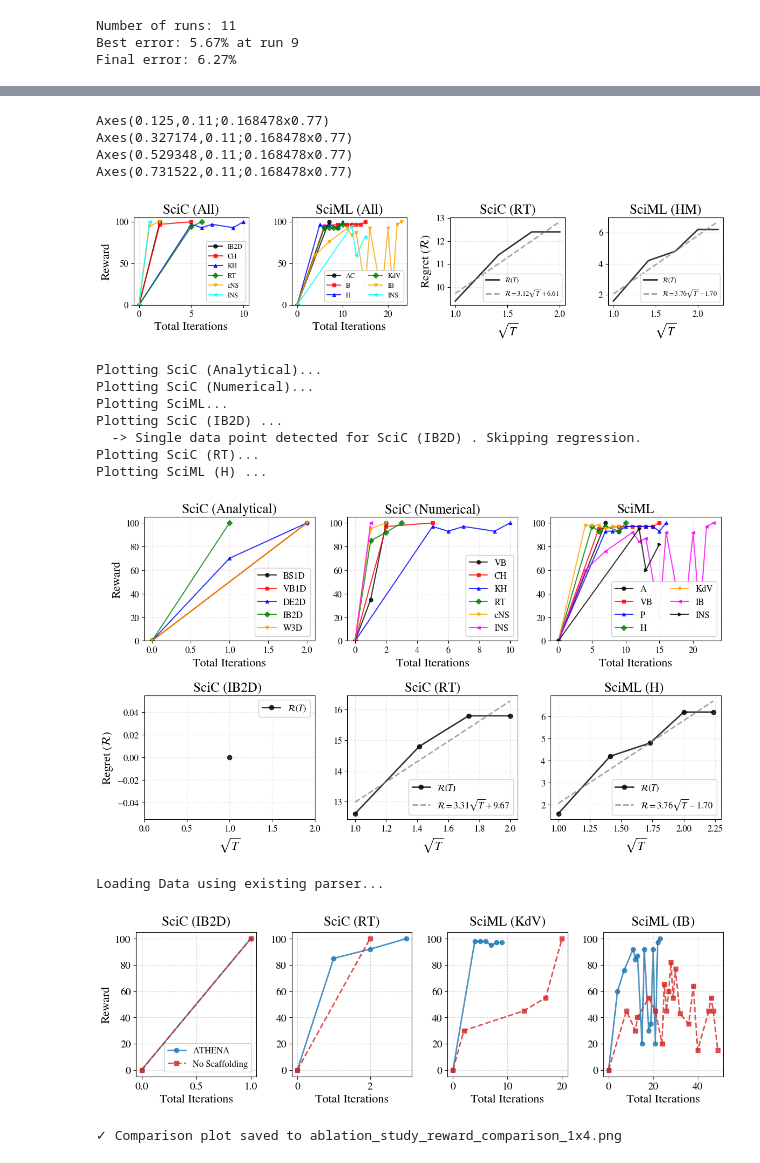
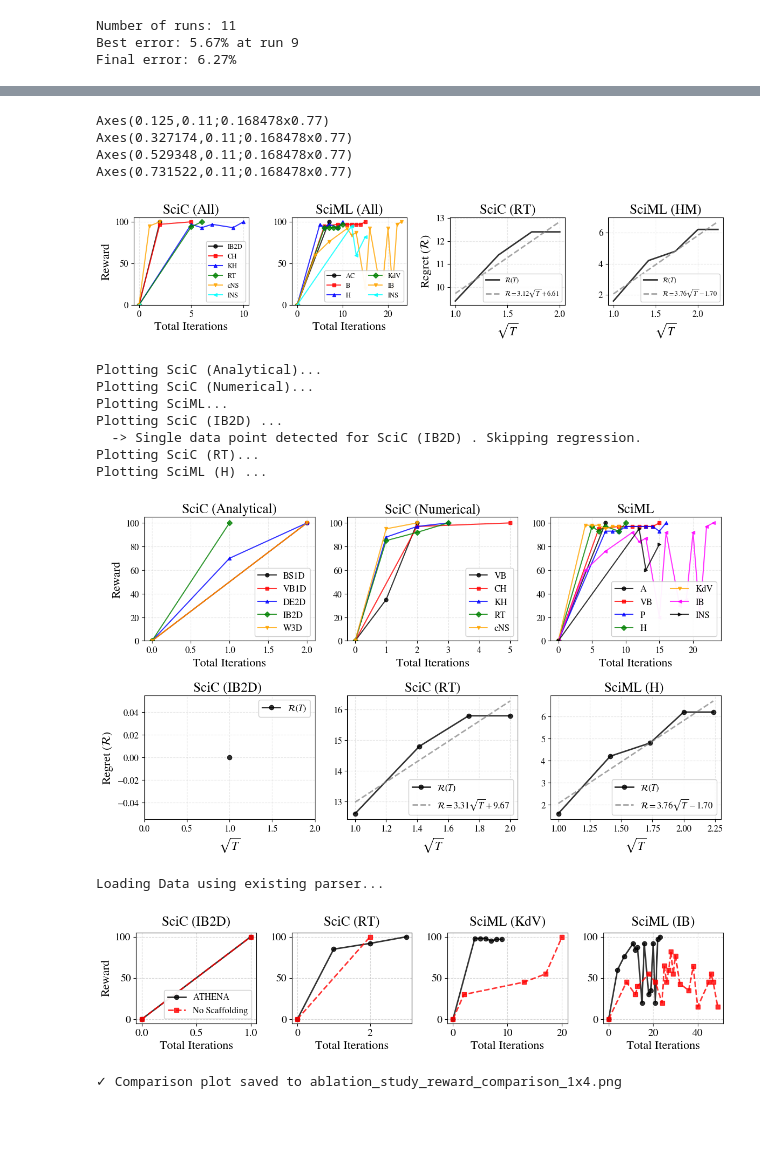
Before and after one commit to jdtoscano94/ATHENA_Code, a Jupyter notebook: Plots/Regret_analysis.ipynb, the cells around one changed output, grey strips where cells are left out. Cells and saved outputs as stored; diff of their text form; code cells hidden in the pictures; blank space fills up the shorter version.

```diff
--- a/Plots/Regret_analysis.ipynb
+++ b/Plots/Regret_analysis.ipynb
@@ -734,7 +734,7 @@ fig, axes = plt.subplots(3, 4, figsize=(12, 7))
 ax = axes[0, 0]
 ax.plot(it_log_T, loss_log_T, linewidth=1.5, color=colors[0])
 ax.set_title('Loss (MSE)', fontsize=TITLE_FONTSIZE)
-ax.set_xlabel('$A_n$', fontsize=LABEL_FONTSIZE)
+ax.set_xlabel('Gradient steps', fontsize=LABEL_FONTSIZE)
 ax.set_yscale('log')
 ax.axvline(x=ngsteps_stage1, color='r', linestyle='--', linewidth=1, alpha=0.8)
 ax.grid(True, alpha=0.4, linestyle='--', which='both')
@@ -745,7 +745,7 @@ ax = axes[0, 1]
 ax.plot(it_log_T, train_L2, linewidth=1.5, color=colors[0], label='Train')
 ax.plot(it_log_T, test_L2, linewidth=1.5, color=colors[4], label='Test')
 ax.set_title('Convergence History', fontsize=TITLE_FONTSIZE)
-ax.set_xlabel('Iterations', fontsize=LABEL_FONTSIZE)
+ax.set_xlabel('Gradient steps', fontsize=LABEL_FONTSIZE)
 ax.set_ylabel('Relative $L^2$ Error', fontsize=LABEL_FONTSIZE)
 ax.set_yscale('log')
 ax.axvline(x=ngsteps_stage1, color='r', linestyle='--', linewidth=1, alpha=0.8)
@@ -1302,7 +1302,7 @@ Axes(0.125,0.11;0.168478x0.77)
 Axes(0.327174,0.11;0.168478x0.77)
 Axes(0.529348,0.11;0.168478x0.77)
 Axes(0.731522,0.11;0.168478x0.77)
-[figure, old version]
+[figure, new version]
 # %%
 import matplotlib as mpl
 import matplotlib.pyplot as plt
@@ -1350,7 +1350,7 @@ Files_SciML = {
 Files_Numerical = {
     'VB': '/users/jdtoscan/data/jdtoscan/LLM/Crunch_LLM/Results/NM_codes/Burgers_Periodic_SinPi/2025_12_17_1554/Experiment_Report.md',
     'CH': '/users/jdtoscan/data/jdtoscan/LLM/Crunch_LLM/Results/NM_codes/CahnHilliard_Periodic_Noise/2025_12_08_0014/Experiment_Report.md',
-    'KH': '/users/jdtoscan/data/jdtoscan/LLM/Crunch_LLM/Results/PINN_codes/Helmholtz_Periodic_SinPiA1SinPiA2/2025_12_05_1421/Experiment_Report.md',
+    'KH': '/users/jdtoscan/data/jdtoscan/LLM/Crunch_LLM/Results/NM_codes/Euler_Periodic_SlipWalls_ShearLayer_ICs/2025_12_06_2249/Experiment_Report.md',
     'RT': '/users/jdtoscan/data/jdtoscan/LLM/Crunch_LLM/Results/NM_codes/CompressibleEuler_Periodic_Reflective_SmoothedInterface_ICs/2025_12_06_2223/Experiment_Report.md',
     'cNS': '/users/jdtoscan/data/jdtoscan/LLM/Crunch_LLM/Results/NM_codes/CompressibleNavierStokes_Periodic_NoSlipAdiabatic_SmoothedInterface/2025_12_08_0914/Experiment_Report.md',
     'INS': '/users/jdtoscan/data/jdtoscan/LLM/Crunch_LLM/Results/NM_codes/Inverse_NavierStokes_Find_Re_HiddenField_v/2025_11_27_2250/Experiment_Report.md'
@@ -1526,7 +1526,7 @@ Plotting SciC (IB2D) ...
   -> Single data point detected for SciC (IB2D) . Skipping regression.
 Plotting SciC (RT)...
 Plotting SciML (H) ...
-[figure, old version]
+[figure, new version]
 # %%
 import re
 import pandas as pd
@@ -1780,11 +1780,12 @@ dfs_sciml_ib = {k: parse_trial_history(v) for k, v in Files_SciML_IB.items()}
 # ============================================================================
 
 # Adjusted figsize for 1x4 layout
-fig, axes = plt.subplots(1, 4, figsize=(12, 4))
+fig, axes = plt.subplots(1, 4, figsize=(12, 3))
 
 # Style settings
-colors_map = {'ATHENA': '#1f77b4', 'No Scaffolding': '#d62728'}
+colors_map = {'ATHENA': 'black', 'No Scaffolding': 'red'}
 markers_map = {'ATHENA': 'o', 'No Scaffolding': 's'}
+
 linestyles_map = {'ATHENA': '-', 'No Scaffolding': '--'}
 
 def plot_reward_panel(ax, data_dict, title, y_label=False, show_legend=False):
@@ -1810,32 +1811,32 @@ def plot_reward_panel(ax, data_dict, title, y_label=False, show_legend=False):
                     markersize=6,
                     alpha=0.8)
 
     ax.set_xlabel("Total Iterations", fontsize=LABEL_FONTSIZE)
     if y_label:
         ax.set_ylabel("Reward", fontsize=LABEL_FONTSIZE)
 
     # Standardize y-axis for 0-100 scores
     ax.set_ylim(-5, 105)
     ax.grid(True, which='both', linestyle='--', alpha=0.5)
     ax.tick_params(labelsize=TICK_FONTSIZE)
 
     if show_legend:
         ax.legend(fontsize=LEGEND_FONTSIZE, framealpha=0.95, loc='lower right')
 
 # --- Plot 1x4 Layout ---
 # Only show legend and y-label on the first plot (index 0)
 plot_reward_panel(axes[0], dfs_scic_ib, "SciC (IB2D)", y_label=True, show_legend=True)
 plot_reward_panel(axes[1], dfs_scic_rt, "SciC (RT)", y_label=False, show_legend=False)
 plot_reward_panel(axes[2], dfs_sciml_kdv, "SciML (KdV)", y_label=False, show_legend=False)
 plot_reward_panel(axes[3], dfs_sciml_ib, "SciML (IB)", y_label=False, show_legend=False)
 
 plt.tight_layout()
 filename = "ablation_study_reward_comparison_1x4.png"
 plt.savefig(filename, dpi=300, bbox_inches='tight')
 plt.show()
 
 print(f"\n✓ Comparison plot saved to {filename}")
 # %% [output]
 Loading Data using existing parser...
-[figure, old version]
+[figure, new version]
 ✓ Comparison plot saved to ablation_study_reward_comparison_1x4.png
```
Also changed, not shown: parts of 6 cells of this notebook, 16 other files.
